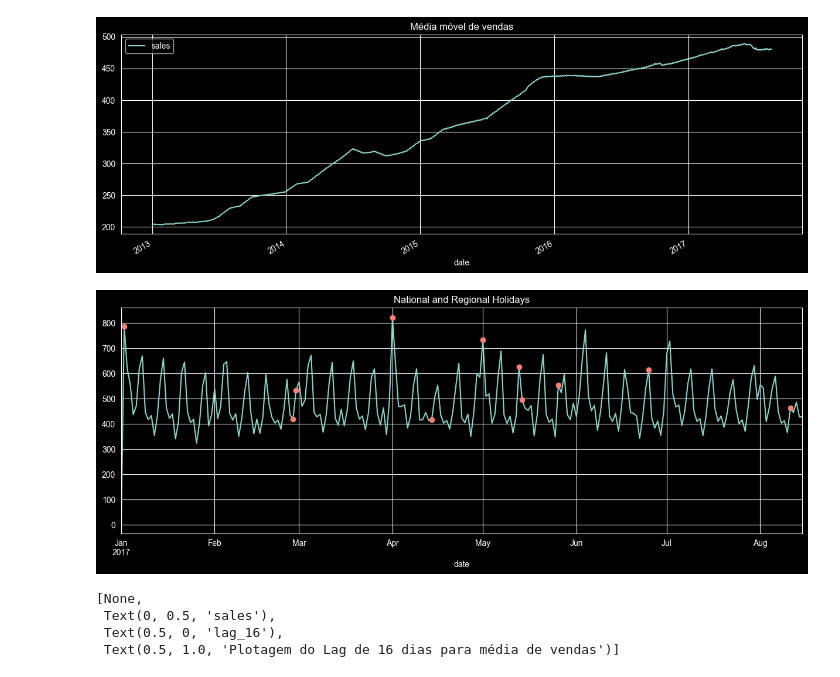
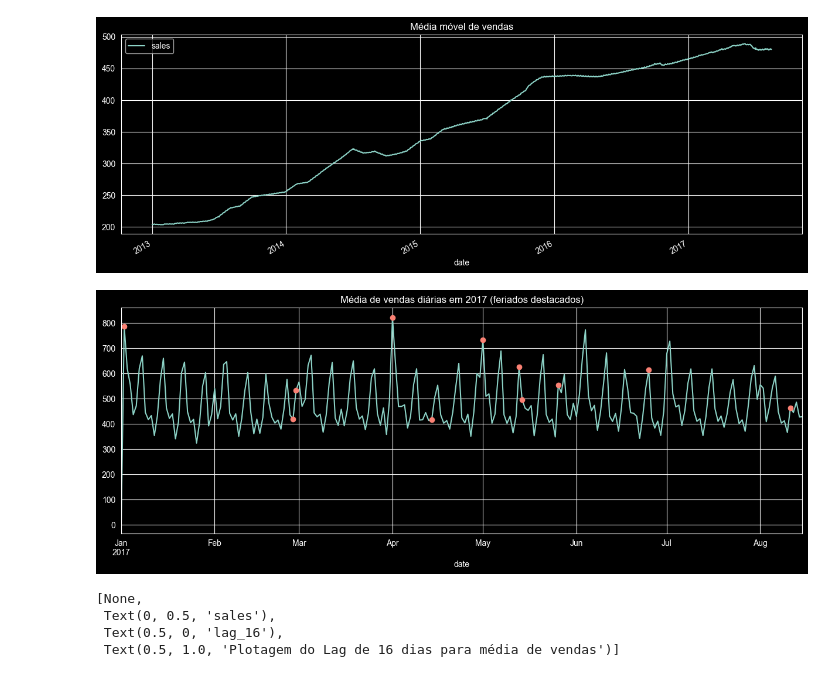
Before and after one commit to CArrudajoaopedro/Store_Sales_Kaggle, a Jupyter notebook: main.ipynb, the cells around one changed output. Drawn from its saved outputs; the diff is of its cells as text; code cells hidden in the pictures.

```diff
--- a/main.ipynb
+++ b/main.ipynb
@@ -92,11 +92,11 @@ ax.legend()
 # %%
 holidays_sample = holidays.query("locale in ['National', 'Regional'] and '2017-01-01' <= date <= '2017-08-15'")
 holidays_sample_sales = average_sales.loc['2017']
 ax = holidays_sample_sales.plot(figsize=(15, 5))
 plt.plot_date(holidays_sample['date'], holidays_sample_sales[holidays_sample['date']], color='C3')
-ax.set_title('National and Regional Holidays');
+ax.set_title('Média de vendas diárias em 2017 (feriados destacados)');
 # %% [output]
-[figure, old version]
+[figure, new version]
 # %%
 average_sales_df = pd.DataFrame({'date': average_sales.index, 'sales': average_sales.values})
 average_sales_df['lag_16'] = average_sales_df['sales'].shift(16)
```
Also changed, not shown: parts of 3 cells of this notebook, 1 other file.
